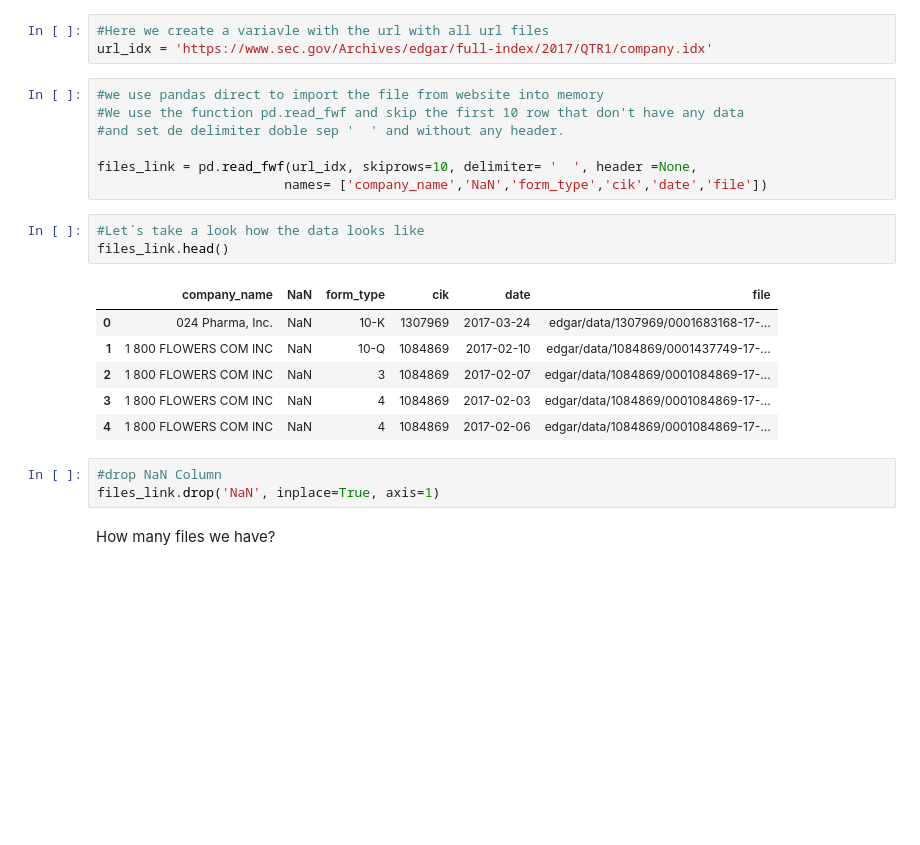
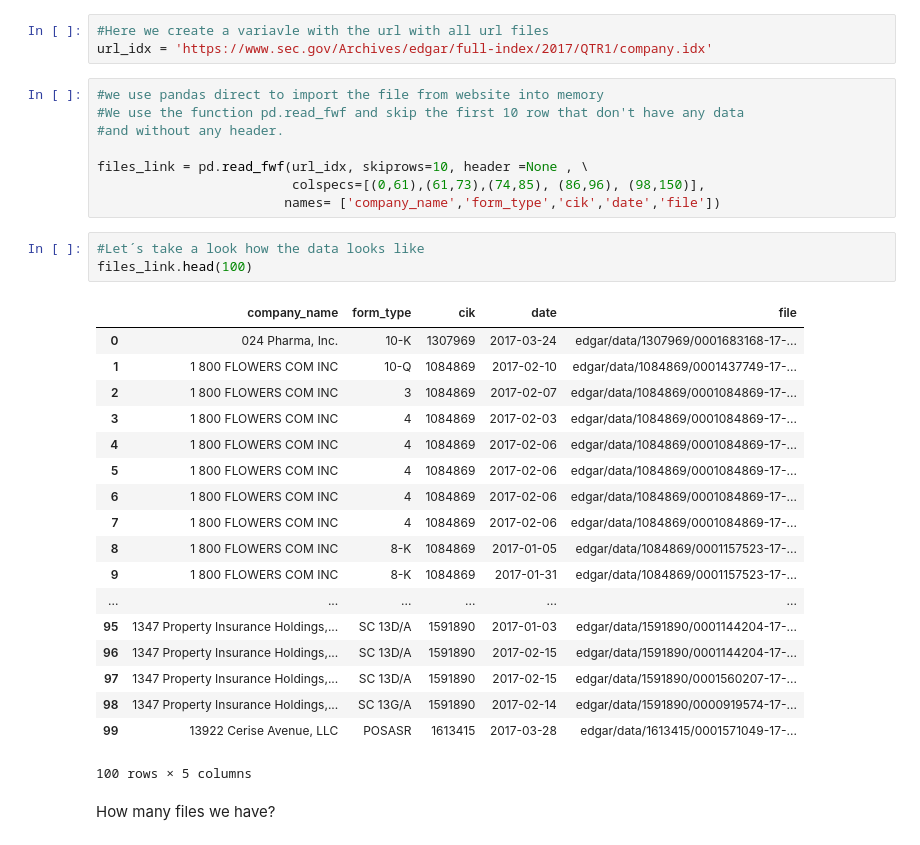
Before and after one commit to mmcodesso/text_mining_class, a Jupyter notebook: 01 Assigment.ipynb, the cells around one changed output. Drawn from its saved outputs; the diff is of its cells as text; blank space fills up the shorter version.

Commit message:
changed the importation tu use a fixes column

```diff
--- a/01 Assigment.ipynb
+++ b/01 Assigment.ipynb
@@ -17,23 +17,33 @@ url_idx = 'https://www.sec.gov/Archives/edgar/full-index/2017/QTR1/company.idx'
 # %%
 #we use pandas direct to import the file from website into memory
 #We use the function pd.read_fwf and skip the first 10 row that don't have any data
-#and set de delimiter doble sep '  ' and without any header.
+#and without any header.
 
-files_link = pd.read_fwf(url_idx, skiprows=10, delimiter= '  ', header =None,
-                        names= ['company_name','NaN','form_type','cik','date','file'])
+files_link = pd.read_fwf(url_idx, skiprows=10, header =None , \
+                         colspecs=[(0,61),(61,73),(74,85), (86,96), (98,150)],
+                        names= ['company_name','form_type','cik','date','file'])
 # %%
 #Let´s take a look how the data looks like
-files_link.head()
+files_link.head(100)
 # %% [output]
-|  | company_name | NaN | form_type | cik | date | file |
-| 0 | 024 Pharma, Inc. | NaN | 10-K | 1307969 | 2017-03-24 | edgar/data/1307969/0001683168-17-... |
-| 1 | 1 800 FLOWERS COM INC | NaN | 10-Q | 1084869 | 2017-02-10 | edgar/data/1084869/0001437749-17-... |
-| 2 | 1 800 FLOWERS COM INC | NaN | 3 | 1084869 | 2017-02-07 | edgar/data/1084869/0001084869-17-... |
-| 3 | 1 800 FLOWERS COM INC | NaN | 4 | 1084869 | 2017-02-03 | edgar/data/1084869/0001084869-17-... |
-| 4 | 1 800 FLOWERS COM INC | NaN | 4 | 1084869 | 2017-02-06 | edgar/data/1084869/0001084869-17-... |
+|  | company_name | form_type | cik | date | file |
+| 0 | 024 Pharma, Inc. | 10-K | 1307969 | 2017-03-24 | edgar/data/1307969/0001683168-17-... |
+| 1 | 1 800 FLOWERS COM INC | 10-Q | 1084869 | 2017-02-10 | edgar/data/1084869/0001437749-17-... |
+| 2 | 1 800 FLOWERS COM INC | 3 | 1084869 | 2017-02-07 | edgar/data/1084869/0001084869-17-... |
+| 3 | 1 800 FLOWERS COM INC | 4 | 1084869 | 2017-02-03 | edgar/data/1084869/0001084869-17-... |
+| 4 | 1 800 FLOWERS COM INC | 4 | 1084869 | 2017-02-06 | edgar/data/1084869/0001084869-17-... |
+| 5 | 1 800 FLOWERS COM INC | 4 | 1084869 | 2017-02-06 | edgar/data/1084869/0001084869-17-... |
+| 6 | 1 800 FLOWERS COM INC | 4 | 1084869 | 2017-02-06 | edgar/data/1084869/0001084869-17-... |
+| 7 | 1 800 FLOWERS COM INC | 4 | 1084869 | 2017-02-06 | edgar/data/1084869/0001084869-17-... |
+| 8 | 1 800 FLOWERS COM INC | 8-K | 1084869 | 2017-01-05 | edgar/data/1084869/0001157523-17-... |
+| 9 | 1 800 FLOWERS COM INC | 8-K | 1084869 | 2017-01-31 | edgar/data/1084869/0001157523-17-... |
+| ... | ... | ... | ... | ... | ... |
+| 95 | 1347 Property Insurance Holdings,... | SC 13D/A | 1591890 | 2017-01-03 | edgar/data/1591890/0001144204-17-... |
+| 96 | 1347 Property Insurance Holdings,... | SC 13D/A | 1591890 | 2017-02-15 | edgar/data/1591890/0001144204-17-... |
+| 97 | 1347 Property Insurance Holdings,... | SC 13D/A | 1591890 | 2017-02-15 | edgar/data/1591890/0001560207-17-... |
+| 98 | 1347 Property Insurance Holdings,... | SC 13G/A | 1591890 | 2017-02-14 | edgar/data/1591890/0000919574-17-... |
+| 99 | 13922 Cerise Avenue, LLC | POSASR | 1613415 | 2017-03-28 | edgar/data/1613415/0001571049-17-... |
+100 rows × 5 columns
-# %%
-#drop NaN Column
-files_link.drop('NaN', inplace=True, axis=1)
 # %% [markdown]
 How many files we have?
 # %%
```
Also changed, not shown: parts of 1 cell of this notebook, 1 other file.
